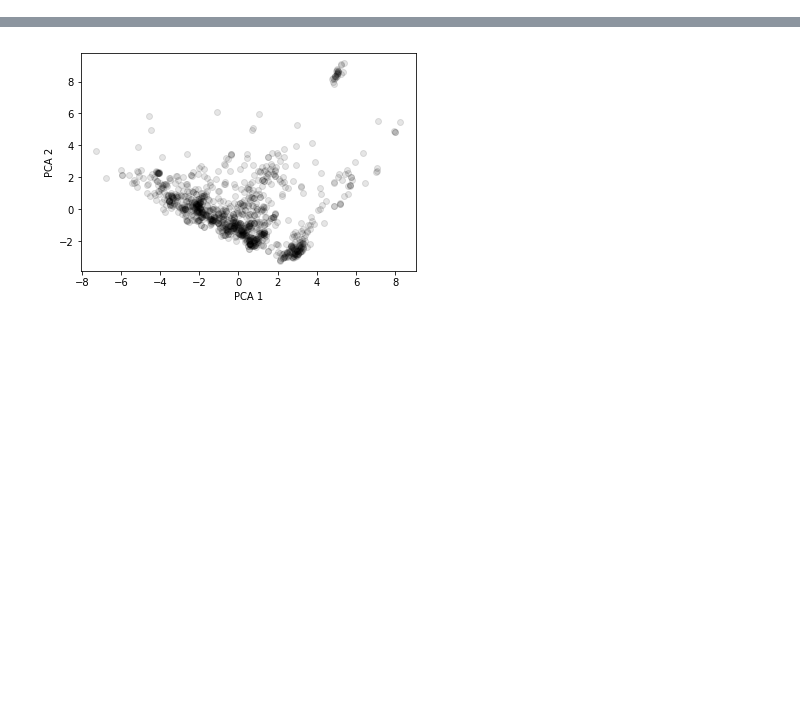
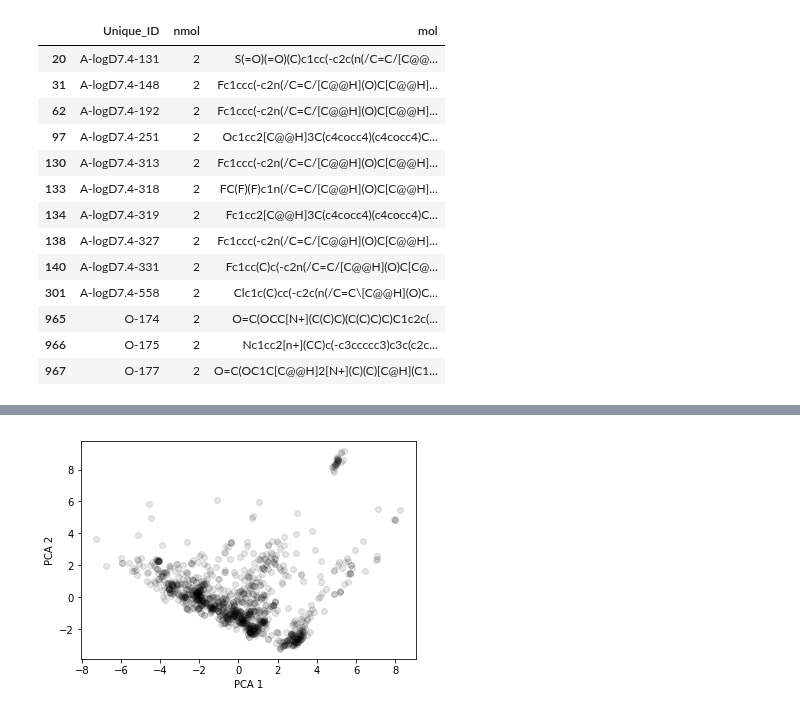
Before and after one commit to lstorchi/mllogdp, a Jupyter notebook: initialtests.ipynb, the cells around one changed output, grey strips where cells are left out. Cells and saved outputs as stored; diff of their text form; code cells hidden in the pictures; blank space fills up the shorter version.

```diff
--- a/initialtests.ipynb
+++ b/initialtests.ipynb
@@ -0,0 +1,30 @@
+# %%
+import pandas as pd
+
+
+file_2 = './data/1130_alldesc_notdormol.csv'
+desc_moe = pd.read_csv(file_2)
+desc_moe_dataframe = pd.DataFrame(desc_moe)
+desc_moe_dataframe
+
+UniqueID_nmol = pd.DataFrame(desc_moe_dataframe[['Unique_ID','nmol','mol']])
+UniqueID_nmol
+
+
+dataframe_nmol2 = UniqueID_nmol[UniqueID_nmol["nmol"] == 2]
+dataframe_nmol2
+# %% [output]
+|  | Unique_ID | nmol | mol |
+| 20 | A-logD7.4-131 | 2 | S(=O)(=O)(C)c1cc(-c2c(n(/C=C/[C@@... |
+| 31 | A-logD7.4-148 | 2 | Fc1ccc(-c2n(/C=C/[C@@H](O)C[C@@H]... |
+| 62 | A-logD7.4-192 | 2 | Fc1ccc(-c2n(/C=C/[C@@H](O)C[C@@H]... |
+| 97 | A-logD7.4-251 | 2 | Oc1cc2[C@@H]3C(c4cocc4)(c4cocc4)C... |
+| 130 | A-logD7.4-313 | 2 | Fc1ccc(-c2n(/C=C/[C@@H](O)C[C@@H]... |
+| 133 | A-logD7.4-318 | 2 | FC(F)(F)c1n(/C=C/[C@@H](O)C[C@@H]... |
+| 134 | A-logD7.4-319 | 2 | Fc1cc2[C@@H]3C(c4cocc4)(c4cocc4)C... |
+| 138 | A-logD7.4-327 | 2 | Fc1ccc(-c2n(/C=C/[C@@H](O)C[C@@H]... |
+| 140 | A-logD7.4-331 | 2 | Fc1cc(C)c(-c2n(/C=C/[C@@H](O)C[C@... |
+| 301 | A-logD7.4-558 | 2 | Clc1c(C)cc(-c2c(n(/C=C\[C@@H](O)C... |
+| 965 | O-174 | 2 | O=C(OCC[N+](C(C)C)(C(C)C)C)C1c2c(... |
+| 966 | O-175 | 2 | Nc1cc2[n+](CC)c(-c3ccccc3)c3c(c2c... |
+| 967 | O-177 | 2 | O=C(OC1C[C@@H]2[N+](C)(C)[C@H](C1... |
```
Also changed, not shown: parts of 4 cells of this notebook.
